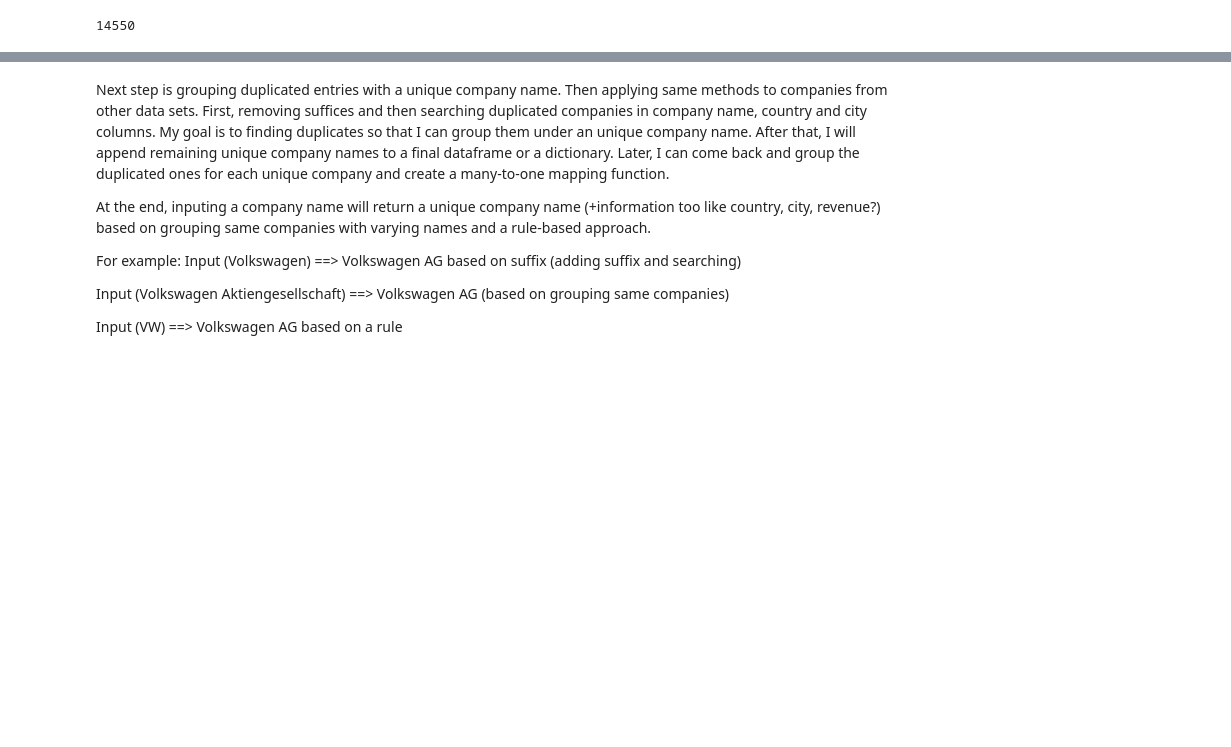
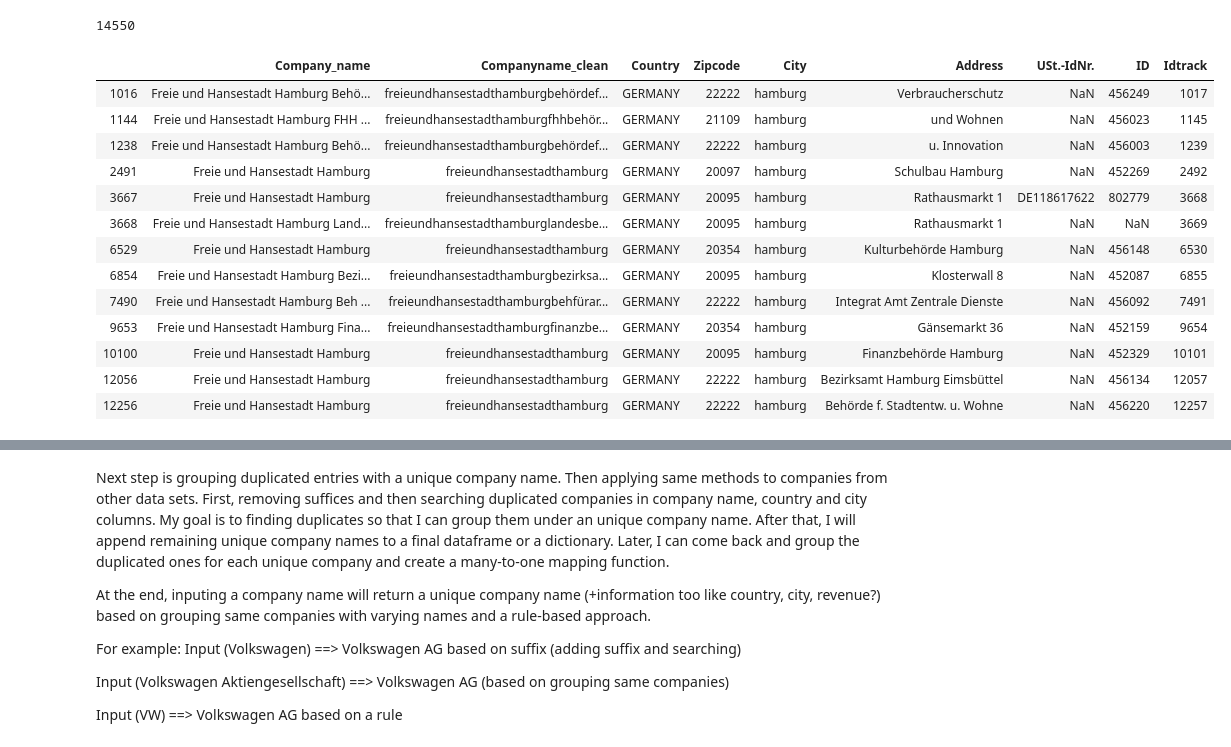
Before and after one commit to Can-Berk/Data_Analysis, a Jupyter notebook: MappingNames/ulist_companies.ipynb, the cells around one changed output, grey strips where cells are left out. Cells and saved outputs as stored; diff of their text form; code cells hidden in the pictures; blank space fills up the shorter version.

```diff
--- a/MappingNames/ulist_companies.ipynb
+++ b/MappingNames/ulist_companies.ipynb
@@ -434,6 +578,23 @@ len(ulist)
 #a = list(set(sorted_duplicates.index) - set(sorted_duplicates.drop_duplicates(subset=["Companyname_clean", "Country", "City"],
 #                                     keep="first").index))
 # sorted_duplicates.iloc[a]
+# %%
+ulist[ulist['Companyname_clean'].str.startswith('freieundhansestadthamburg')]
+# %% [output]
+|  | Company_name | Companyname_clean | Country | Zipcode | City | Address | USt.-IdNr. | ID | Idtrack |
+| 1016 | Freie und Hansestadt Hamburg Behö... | freieundhansestadthamburgbehördef... | GERMANY | 22222 | hamburg | Verbraucherschutz | NaN | 456249 | 1017 |
+| 1144 | Freie und Hansestadt Hamburg FHH ... | freieundhansestadthamburgfhhbehör... | GERMANY | 21109 | hamburg | und Wohnen | NaN | 456023 | 1145 |
+| 1238 | Freie und Hansestadt Hamburg Behö... | freieundhansestadthamburgbehördef... | GERMANY | 22222 | hamburg | u. Innovation | NaN | 456003 | 1239 |
+| 2491 | Freie und Hansestadt Hamburg | freieundhansestadthamburg | GERMANY | 20097 | hamburg | Schulbau Hamburg | NaN | 452269 | 2492 |
+| 3667 | Freie und Hansestadt Hamburg | freieundhansestadthamburg | GERMANY | 20095 | hamburg | Rathausmarkt 1 | DE118617622 | 802779 | 3668 |
+| 3668 | Freie und Hansestadt Hamburg Land... | freieundhansestadthamburglandesbe... | GERMANY | 20095 | hamburg | Rathausmarkt 1 | NaN | NaN | 3669 |
+| 6529 | Freie und Hansestadt Hamburg | freieundhansestadthamburg | GERMANY | 20354 | hamburg | Kulturbehörde Hamburg | NaN | 456148 | 6530 |
+| 6854 | Freie und Hansestadt Hamburg Bezi... | freieundhansestadthamburgbezirksa... | GERMANY | 20095 | hamburg | Klosterwall 8 | NaN | 452087 | 6855 |
+| 7490 | Freie und Hansestadt Hamburg Beh ... | freieundhansestadthamburgbehfürar... | GERMANY | 22222 | hamburg | Integrat Amt Zentrale Dienste | NaN | 456092 | 7491 |
+| 9653 | Freie und Hansestadt Hamburg Fina... | freieundhansestadthamburgfinanzbe... | GERMANY | 20354 | hamburg | Gänsemarkt 36 | NaN | 452159 | 9654 |
+| 10100 | Freie und Hansestadt Hamburg | freieundhansestadthamburg | GERMANY | 20095 | hamburg | Finanzbehörde Hamburg | NaN | 452329 | 10101 |
+| 12056 | Freie und Hansestadt Hamburg | freieundhansestadthamburg | GERMANY | 22222 | hamburg | Bezirksamt Hamburg Eimsbüttel | NaN | 456134 | 12057 |
+| 12256 | Freie und Hansestadt Hamburg | freieundhansestadthamburg | GERMANY | 22222 | hamburg | Behörde f. Stadtentw. u. Wohne | NaN | 456220 | 12257 |
 # %%
 ulist.groupby(['Companyname_clean', 'Country', 'City']).size().sort_values(ascending=False)[:516]  # 515 companies have multiple entries
 # %% [output]
```
Also changed, not shown: parts of 69 cells of this notebook.
